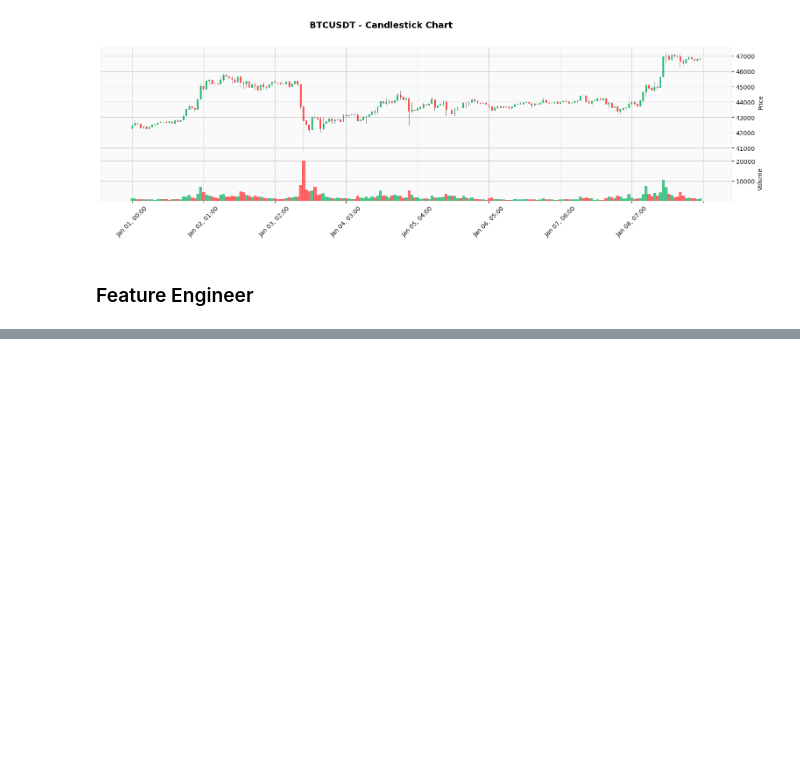
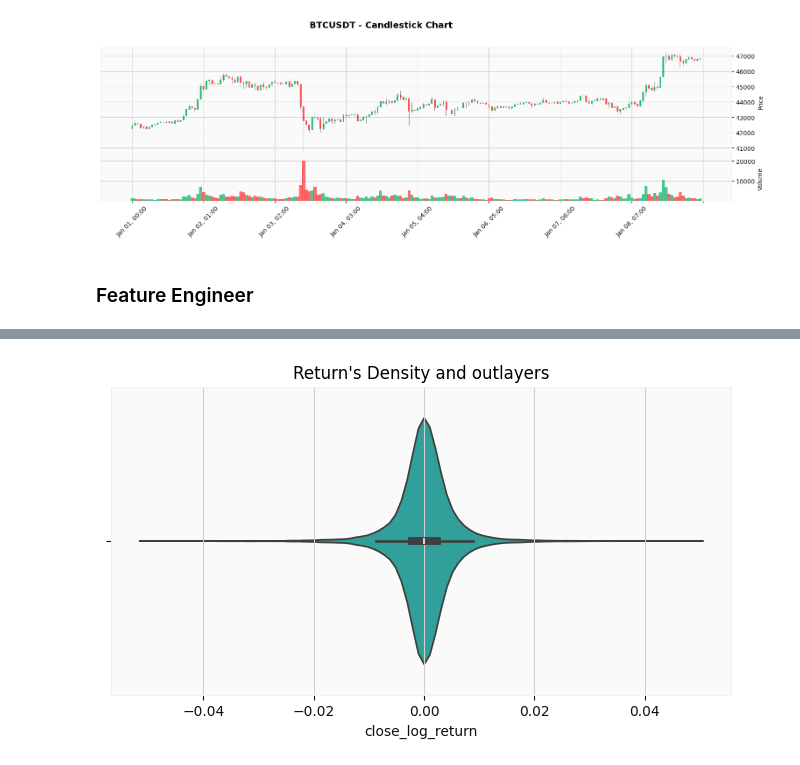
Before and after one commit to Henix212/Quant-Strat, a Jupyter notebook: Machine_Learning/XGboost.ipynb, the cells around one changed output, grey strips where cells are left out. Drawn from its saved outputs; the diff is of its cells as text; code cells hidden in the pictures; blank space fills up the shorter version.

```diff
--- a/Machine_Learning/XGboost.ipynb
+++ b/Machine_Learning/XGboost.ipynb
@@ -165,3 +181,10 @@ sns.histplot(lr, bins=30, color="red", edgecolor="black", alpha=0.7)
+# %%
+plt.figure(figsize=(8, 4))
+sns.violinplot(x=df['close_log_return'], color='lightseagreen')
+plt.title("Return's Density and outlayers")
+plt.show()
+# %% [output]
+[figure, added]
 # %%
 df = feature_enginering(df).dropna()
 df
```
Also changed, not shown: parts of 13 cells of this notebook.
